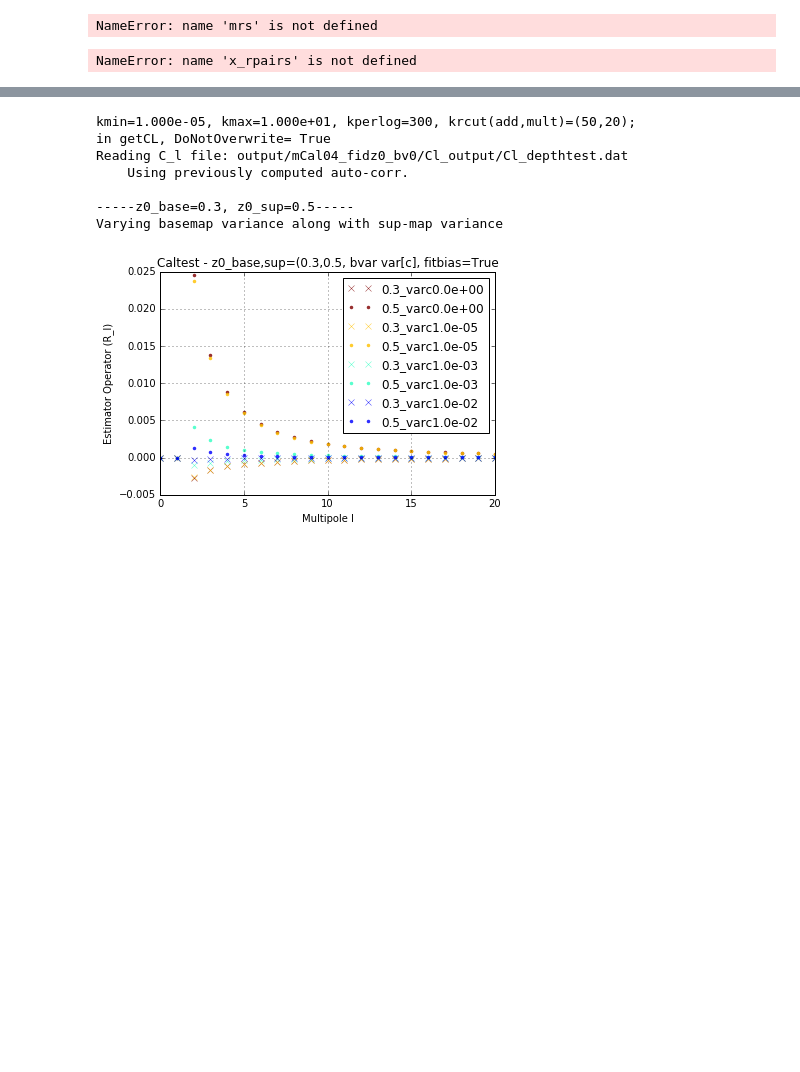
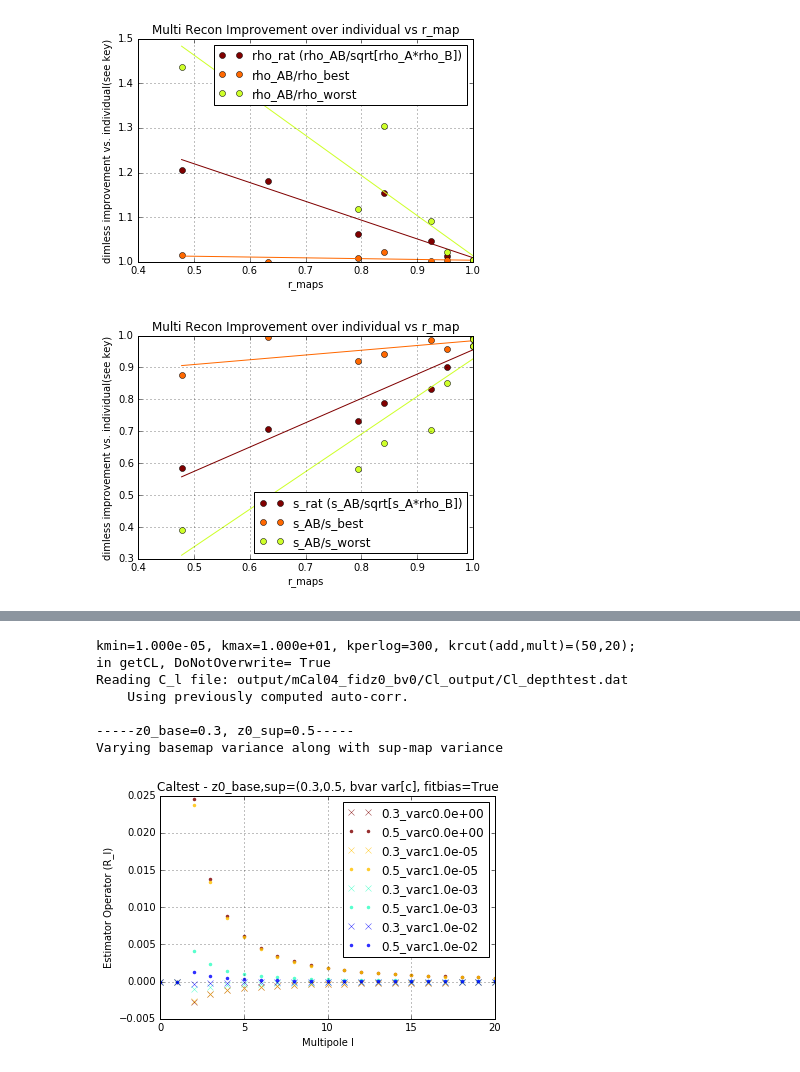
Before and after one commit to jessmuir/isw_reconstr, a Jupyter notebook: NW Multi.ipynb, the cells around one changed output, grey strips where cells are left out. Cells and saved outputs as stored; diff of their text form; code cells hidden in the pictures; blank space fills up the shorter version.

```diff
--- a/NW Multi.ipynb
+++ b/NW Multi.ipynb
@@ -300,17 +343,15 @@ def labplot_s(xr, yr, mlabels, xaxis='', yaxis='',show=True,ha='right',seq_label
 # %%
-def plotnfit(xarr, ytests, labels, deg=1, cmap='jet_r'):
-    N = len(ytests)
-    xtests=[xarr]*N
-    cmap = plt.get_cmap(cmap)
-    for i,(xarr,yarr,label) in enumerate(zip(xtests,ytests,labels)):
-        color = cmap(float(i)/((2*N-1)))
-        plt.plot(xarr,yarr,'o',label=label, color=color)
-        coeffs = np.polyfit(xarr,yarr,deg=deg)
-        if deg > 0:
-            yfit = np.polyval(coeffs, np.sort(xarr)) #Evaluates the polynomial for each x2 value
-            plt.plot(np.sort(xarr),yfit,'-',color=color)
-    plt.grid()
-    return
+#compare multistats to stats between LSS maps
+x_rhoexp = [mrec.rhoexp for mrec in mrs]
+x_rho_rat = [mrec.rho_rat for mrec in mrs]
+x_sexp = [mrec.sexp for mrec in mrs]
+x_s_rat = [mrec.s_rat for mrec in mrs]
+x_ssymexp = [mrec.sexp for mrec in mrs]
+x_ssym_rat = [mrec.s_rat for mrec in mrs]
+
+x_rpairs = [mrec.rpairs[0] for mrec in mrs]
+mlabels2=[mrec.label for mrec in mrs]
+
 # labplot_r(x_rpairs,x_rho_rat,labels2,'r_map', 'rho_AB/sqrt(rhoA*rhoB)',show=False)
 # plt.plot(x_rpairs_noN,x_rho_rat,'r.',label='No Noise')
 rhomod1 = [mrec.rhoexp/np.max(mrec.rho_arr) for mrec in mrs]
@@ -324,46 +365,33 @@ ytests = [x_rho_rat,rhomod1, rhomod2]
 #     plt.plot(xarr,yarr,'o',label=label, color=color)
 #     coeffs = np.polyfit(xarr,yarr,deg=1)
 #     yfit = np.polyval(coeffs, xarr) #Evaluates the polynomial for each x2 value
 #     plt.plot(xarr,yfit,'-',color=color)
 plotnfit(x_rpairs,ytests,labels22, deg=1)
 plt.legend(loc='best')
 # plt.xlim(.55,1.1)
 # plt.ylim(.95,1.25)
 plt.grid(True)
 plt.title('Multi Recon Improvement over individual vs r_map')
 plt.xlabel('r_maps')
 plt.ylabel('dimless improvement vs. individual(see key)')
 plt.show()
 
 #s
 smod1 = [mrec.sexp/np.min(mrec.s_arr) for mrec in mrs] #note that i switch min and max here since a low s corresponds to a higher rho, so dividing out same map.
 smod2 = [mrec.sexp/np.max(mrec.s_arr) for mrec in mrs]
 
 slabels= ['s_rat (s_AB/sqrt[s_A*rho_B])','s_AB/s_best','s_AB/s_worst']
 ytests2 = [x_s_rat,smod1, smod2]
 plotnfit(x_rpairs,ytests2,slabels, deg=1)
 plt.legend(loc='best')
 # plt.xlim(.55,1.1)
 # plt.ylim(.95,1.25)
 plt.grid(True)
 plt.title('Multi Recon Improvement over individual vs r_map')
 plt.xlabel('r_maps')
 plt.ylabel('dimless improvement vs. individual(see key)')
 plt.show()
 # %% [output]
-NameError: name 'mrs' is not defined
+[figure, added]
+[figure, added]
-# %%
-labplot_s(x_rpairs, x_rhoexp, labels2, 'r_map','rho_AB',show=False)
-for irec in irs:
-    plt.plot(np.linspace(.4,1.1,10),[irec.rhoexp]*10,'--',label=irec.label)
-plt.xlim(.4,1.1)
-plt.legend(loc='best')
-plt.show()
-labplot_s(x_rpairs, x_sexp, labels2, 'r_map', 's_AB',show=False)
-for irec in irs:
-    plt.plot(np.linspace(.4,1.1,10),[irec.sexp]*10,'--',label=irec.label)
-plt.show()
-#labplot_r(mrecstats[0].rell, mrecstats[0].rhoell)
-# %% [output]
-NameError: name 'x_rpairs' is not defined
 # %%
```
Also changed, not shown: parts of 22 cells of this notebook, 1 other file.
